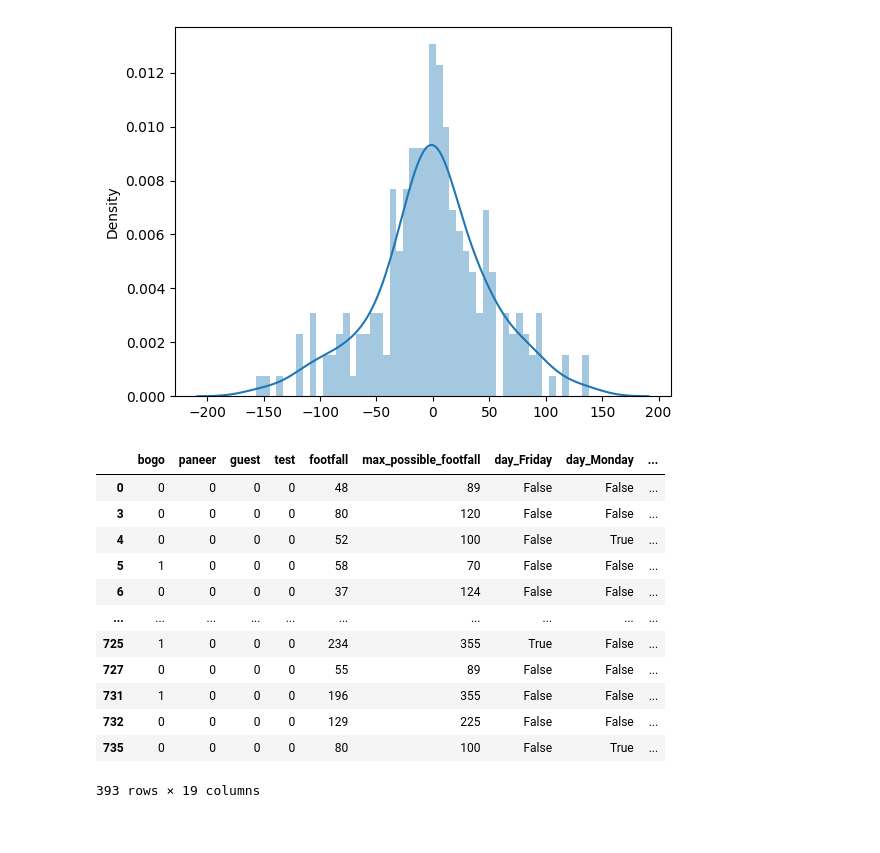
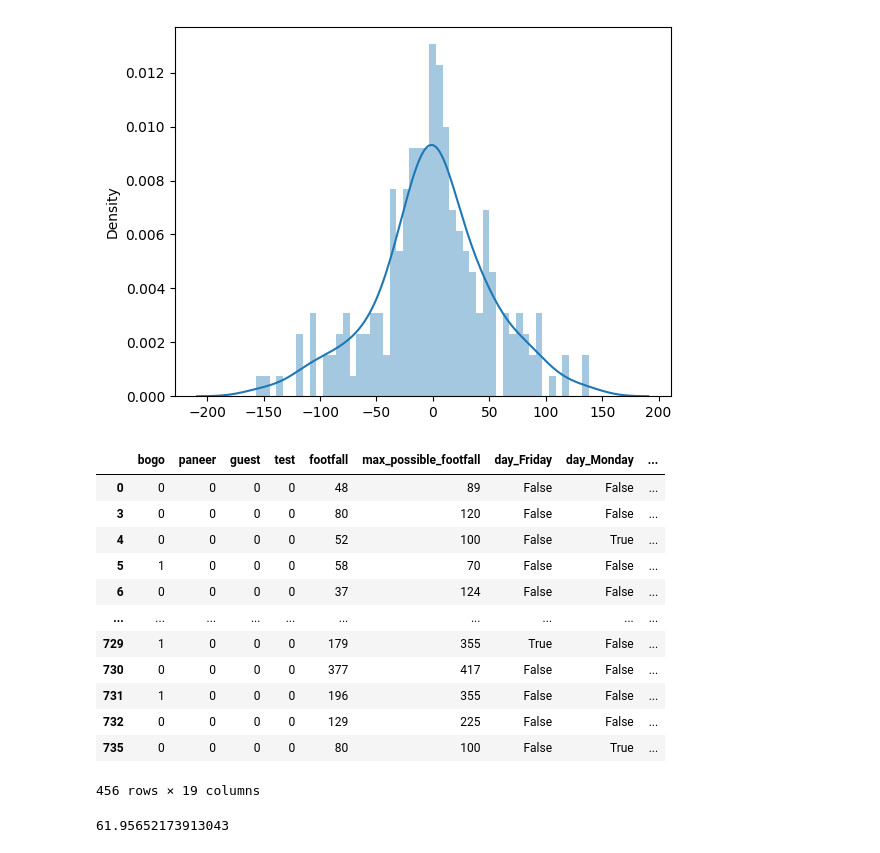
Before and after one commit to tenseisoham/MLPR, a Jupyter notebook: models/footfall735.ipynb, the cells around one changed output. Saved outputs shown, nothing was run; the diff lists cells and outputs as text; code cells hidden in the pictures.

```diff
--- a/models/footfall735.ipynb
+++ b/models/footfall735.ipynb
@@ -275,22 +269,26 @@ https://gist.github.com/mwaskom/de44147ed2974457ad6372750bbe5751
   sns.distplot((y_test - predictions), bins=50)
 [figure]
 # %%
-# getting the days where the predicted footfall was off by more than 30
+# getting the days where the predicted footfall was off by more than 38
 data3['predicted_footfall'] = model2.predict(X)
 data3['difference'] = data3['predicted_footfall'] - data3['footfall']
 data3['difference'] = data3['difference'].abs()
-data3[data3['difference'] < 30]
+data3[data3['difference'] < 38]
 # %% [output]
 |  | bogo | paneer | guest | test | footfall | max_possible_footfall | day_Friday | day_Monday | ... |
 | 0 | 0 | 0 | 0 | 0 | 48 | 89 | False | False | ... |
 | 3 | 0 | 0 | 0 | 0 | 80 | 120 | False | False | ... |
 | 4 | 0 | 0 | 0 | 0 | 52 | 100 | False | True | ... |
 | 5 | 1 | 0 | 0 | 0 | 58 | 70 | False | False | ... |
 | 6 | 0 | 0 | 0 | 0 | 37 | 124 | False | False | ... |
 | ... | ... | ... | ... | ... | ... | ... | ... | ... | ... |
-| 725 | 1 | 0 | 0 | 0 | 234 | 355 | True | False | ... |
-| 727 | 0 | 0 | 0 | 0 | 55 | 89 | False | False | ... |
+| 729 | 1 | 0 | 0 | 0 | 179 | 355 | True | False | ... |
+| 730 | 0 | 0 | 0 | 0 | 377 | 417 | False | False | ... |
 | 731 | 1 | 0 | 0 | 0 | 196 | 355 | False | False | ... |
 | 732 | 0 | 0 | 0 | 0 | 129 | 225 | False | False | ... |
 | 735 | 0 | 0 | 0 | 0 | 80 | 100 | False | True | ... |
-393 rows × 19 columns
+456 rows × 19 columns
+# %%
+(len(data3[data3['difference'] < 38]) / len(data3)) * 100
+# %% [output]
+61.95652173913043
```
Also changed, not shown: parts of 5 cells of this notebook, 1 other file.
